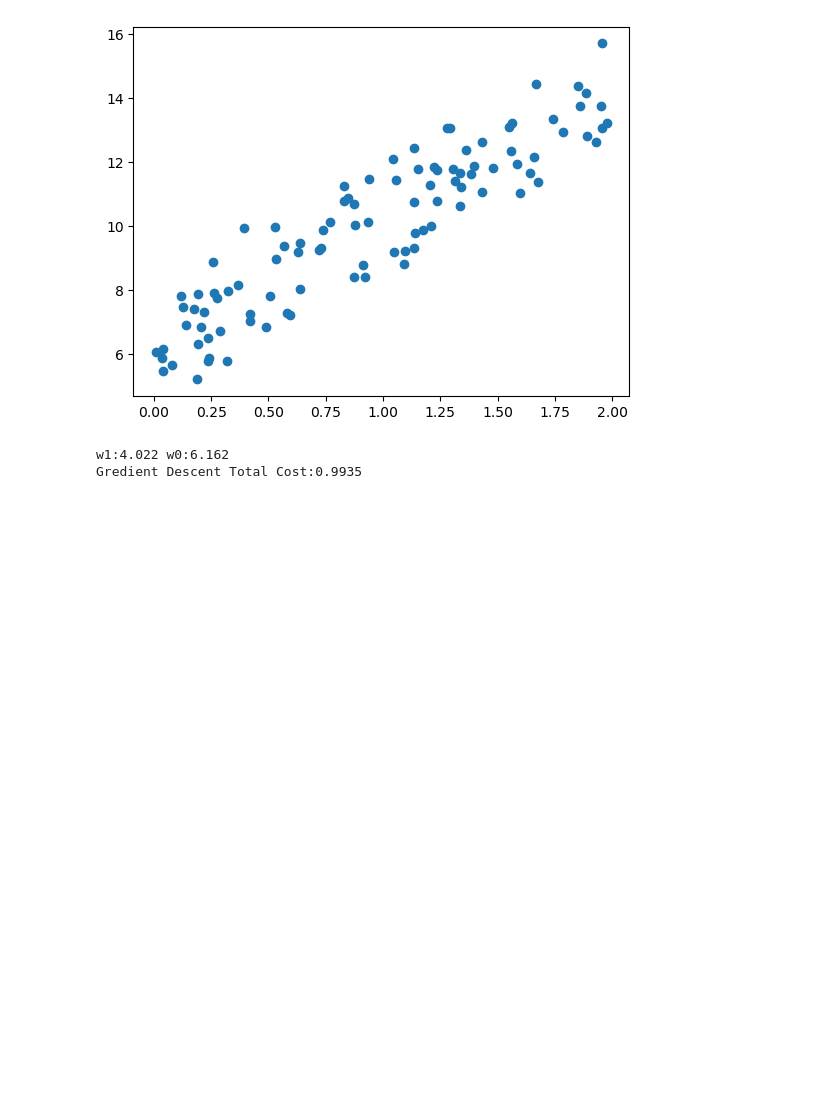
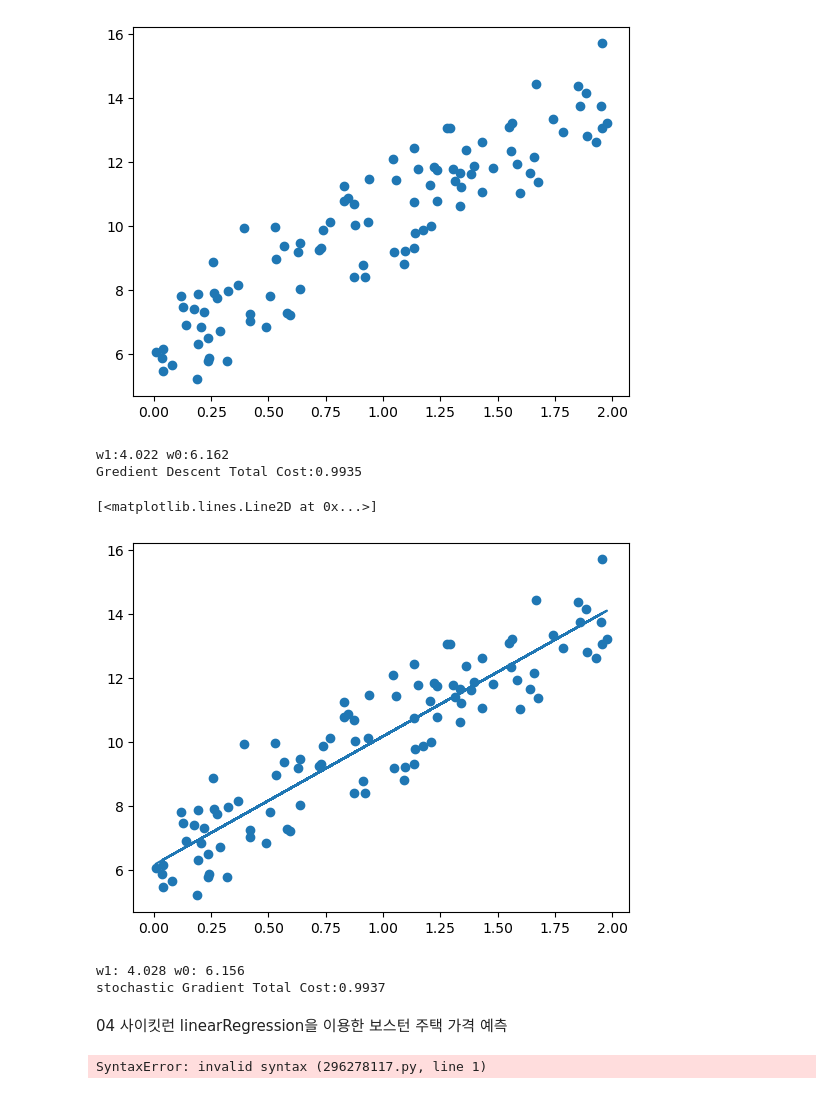
Before and after one commit to llss112/pymlguide, a Jupyter notebook: 05. 회귀.ipynb, the cells around one changed output. Saved outputs shown, nothing was run; the diff lists cells and outputs as text; code cells hidden in the pictures; blank space fills up the shorter version.

```diff
--- a/05. 회귀.ipynb
+++ b/05. 회귀.ipynb
@@ -62,3 +71,9 @@ print('Gredient Descent Total Cost:{0:.4f}'.format(get_cost(y,y_pred)))
 # %% [output]
 w1:4.022 w0:6.162
 Gredient Descent Total Cost:0.9935
+# %%
+plt.scatter(X,y)
+plt.plot(X,y_pred)
+# %% [output]
+[<matplotlib.lines.Line2D at 0x...>]
+[figure, added]
@@ -64,0 +102,15 @@ Gredient Descent Total Cost:0.9935
+# %%
+w1,w0=stochastic_gradient_descent(X,y,iters=1000)
+print('w1:',round(w1[0,0],3),'w0:',round(w0[0,0],3))
+y_pred=w1[0,0]*X+w0
+
+print('stochastic Gradient Total Cost:{0:.4f}'.format(get_cost(y,y_pred)))
+# %% [output]
+w1: 4.028 w0: 6.156
+stochastic Gradient Total Cost:0.9937
+# %% [markdown]
+04 사이킷런 linearRegression을 이용한 보스턴 주택 가격 예측
+# %%
+class sklearn.linear_model.LinearRegression(fit_intercept=True,normalize=False,copy_X=true,n_job-1)
+# %% [output]
+SyntaxError: invalid syntax (296278117.py, line 1)
```
Also changed, not shown: parts of 12 cells of this notebook.
